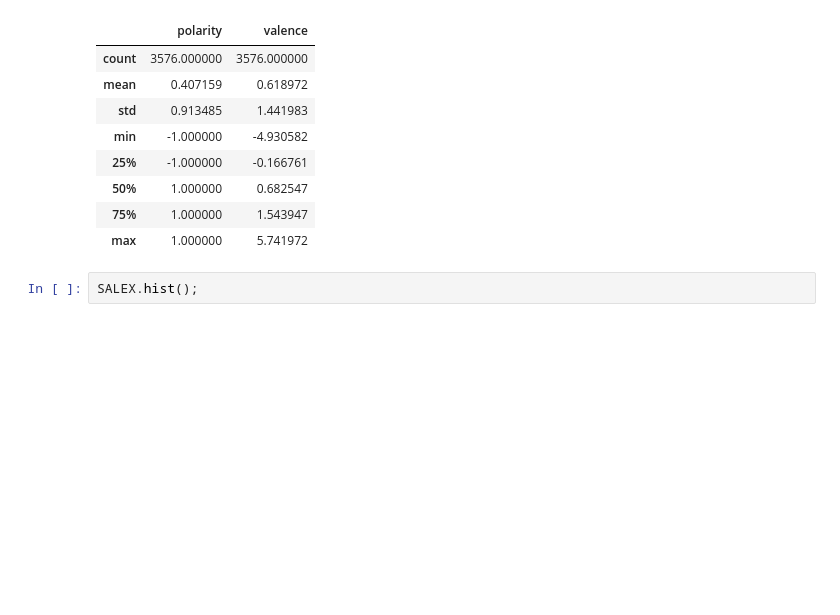
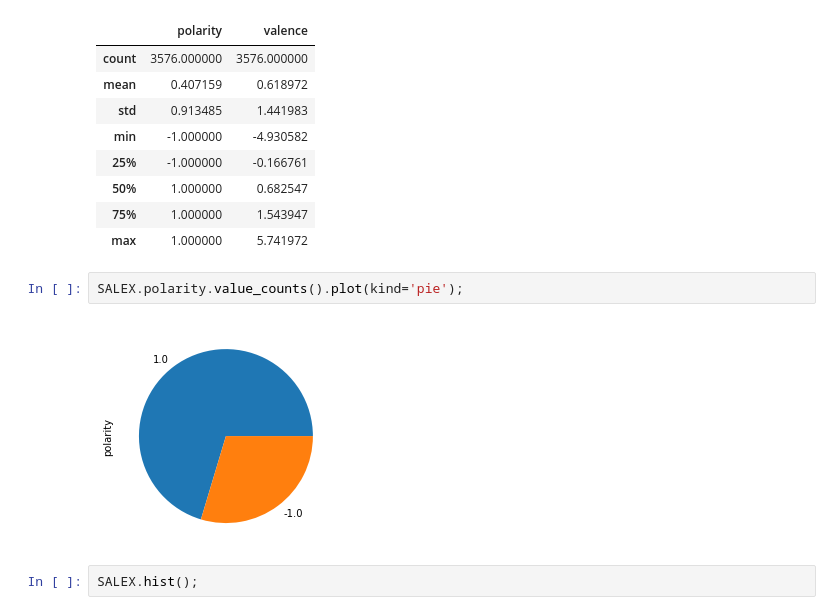
Before and after one commit to ontoligent/DS5001-2022-01, a Jupyter notebook: M12_Classification/M12_05_NB_SK.ipynb, the cells around one changed output. Drawn from its saved outputs; the diff is of its cells as text; blank space fills up the shorter version.

```diff
--- a/M12_Classification/M12_05_NB_SK.ipynb
+++ b/M12_Classification/M12_05_NB_SK.ipynb
@@ -230,6 +230,10 @@ SALEX.describe()
 | 50% | 1.000000 | 0.682547 |
 | 75% | 1.000000 | 1.543947 |
 | max | 1.000000 | 5.741972 |
+# %%
+SALEX.polarity.value_counts().plot(kind='pie');
+# %% [output]
+[figure, added]
 # %%
 SALEX.hist();
 # %% [output]
```
Also changed, not shown: 5 other files.
